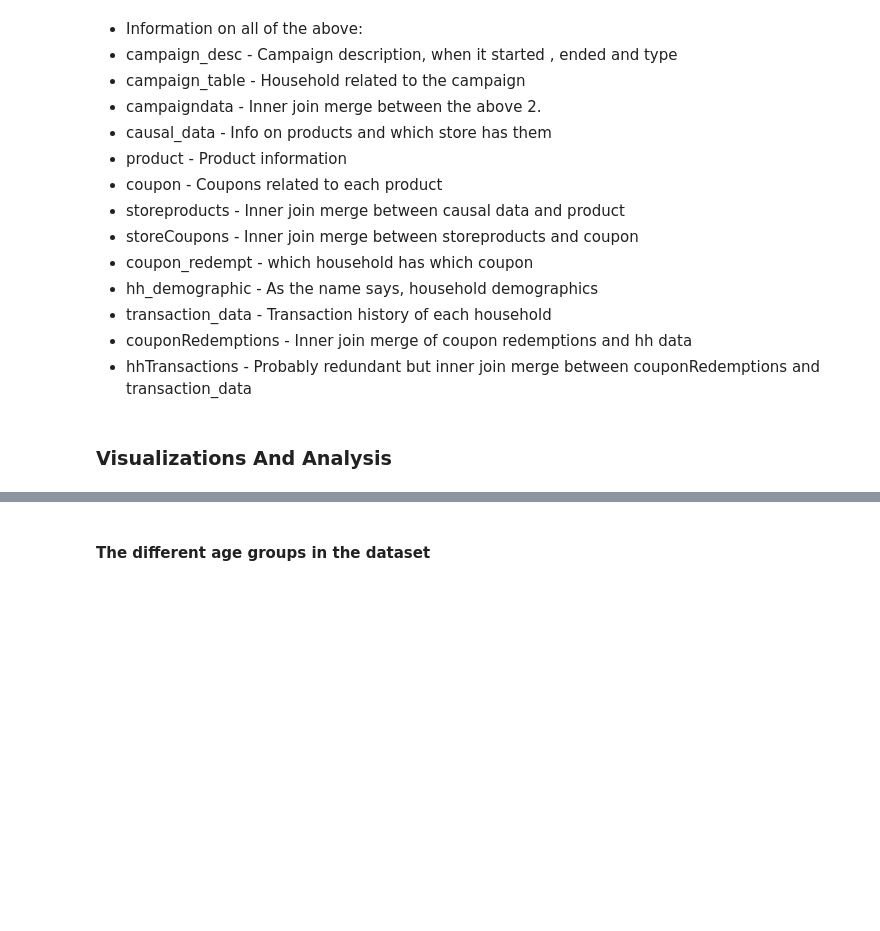
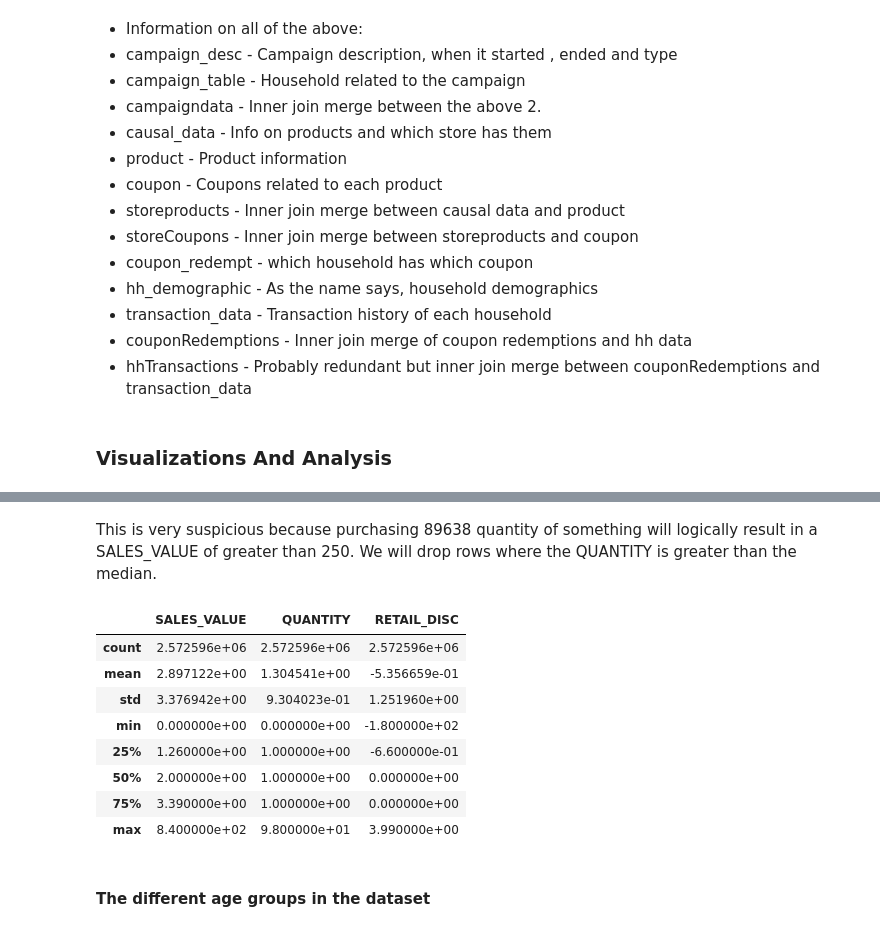
Before and after one commit to vmarklynn/CPSC5310-Project, a Jupyter notebook: Code/EDA_ProjectPart2.ipynb, the cells around one changed output, grey strips where cells are left out. Drawn from its saved outputs; the diff is of its cells as text; code cells hidden in the pictures; blank space fills up the shorter version.

```diff
--- a/Code/EDA_ProjectPart2.ipynb
+++ b/Code/EDA_ProjectPart2.ipynb
@@ -461,0 +474,18 @@ memory usage: 17.1+ MB
+# %% [markdown]
+This is very suspicious because purchasing 89638 quantity of something
+will logically result in a SALES_VALUE of greater than 250. We will drop
+rows where the QUANTITY is greater than the median.
+# %%
+transaction_data = transaction_data[transaction_data["QUANTITY"] <= 100]
+# %%
+transaction_data[["SALES_VALUE", "QUANTITY", "RETAIL_DISC"]].describe()
+# %% [output]
+|  | SALES_VALUE | QUANTITY | RETAIL_DISC |
+| count | 2.572596e+06 | 2.572596e+06 | 2.572596e+06 |
+| mean | 2.897122e+00 | 1.304541e+00 | -5.356659e-01 |
+| std | 3.376942e+00 | 9.304023e-01 | 1.251960e+00 |
+| min | 0.000000e+00 | 0.000000e+00 | -1.800000e+02 |
+| 25% | 1.260000e+00 | 1.000000e+00 | -6.600000e-01 |
+| 50% | 2.000000e+00 | 1.000000e+00 | 0.000000e+00 |
+| 75% | 3.390000e+00 | 1.000000e+00 | 0.000000e+00 |
+| max | 8.400000e+02 | 9.800000e+01 | 3.990000e+00 |
```
Also changed, not shown: parts of 19 cells of this notebook.
